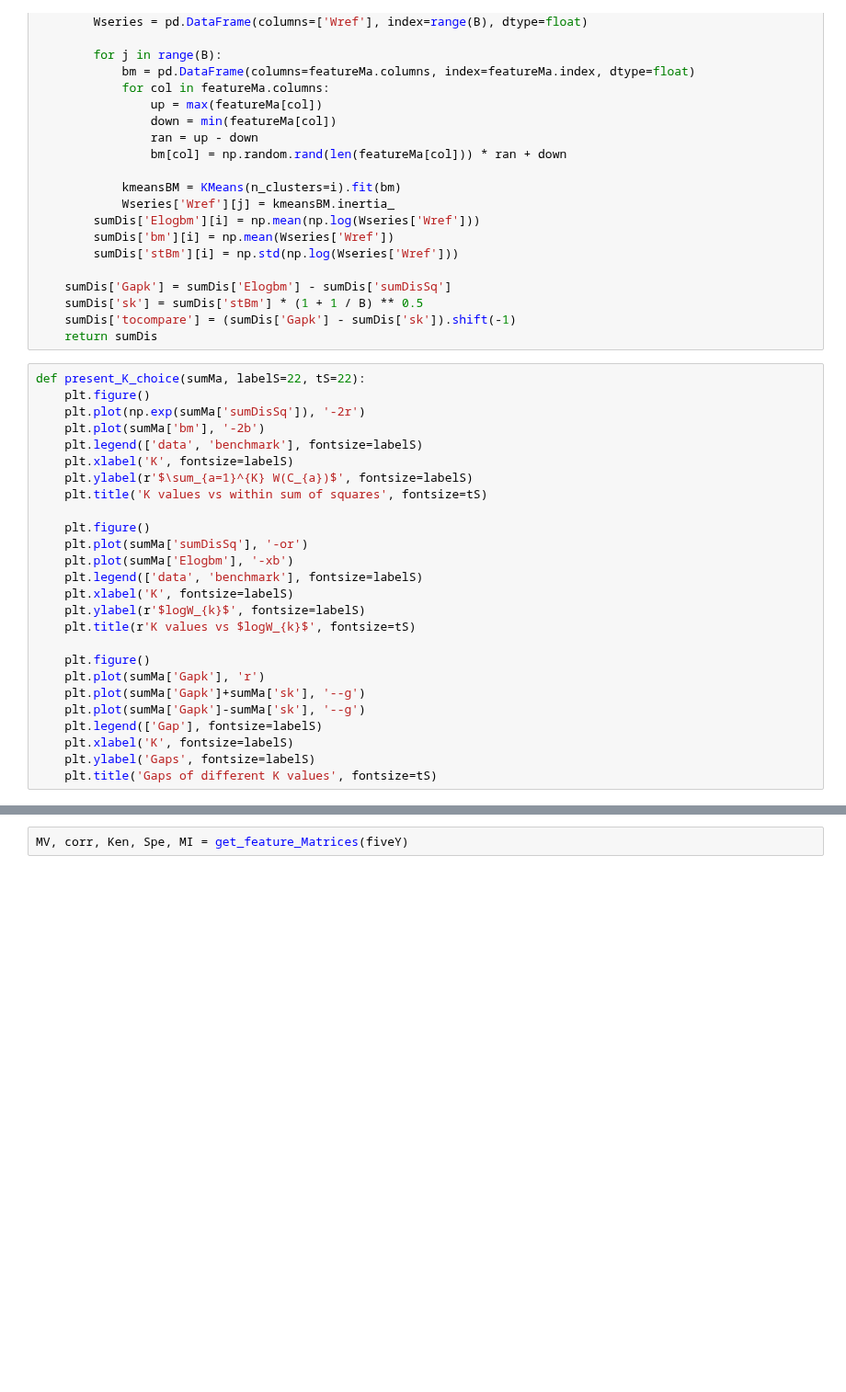
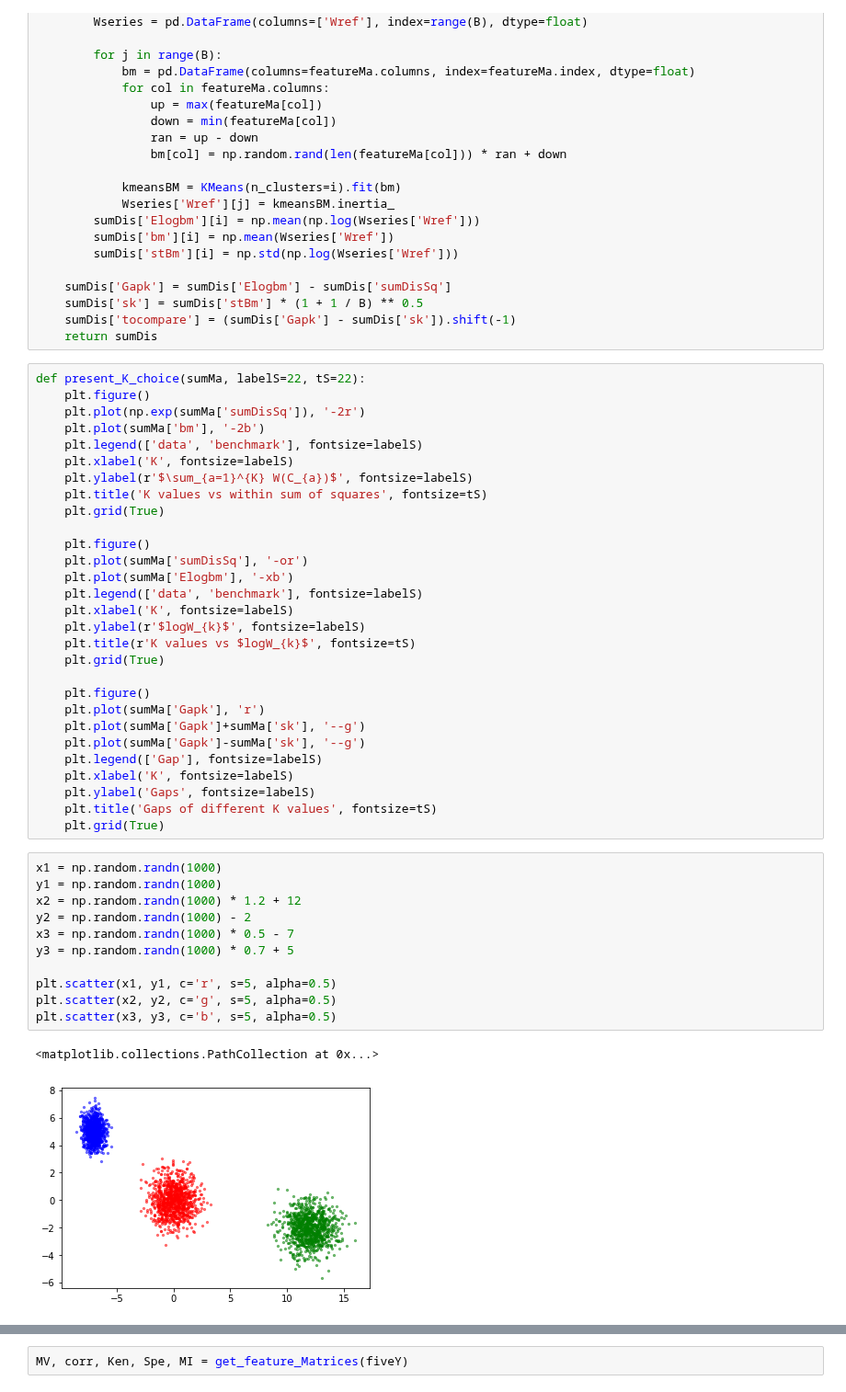
Before and after one commit to linsallyzhao/notebooks, a Jupyter notebook: ML_courseWork/Cluster_PCA.ipynb, the cells around one changed output, grey strips where cells are left out. Shown at 92% size. Drawn from its saved outputs; the diff is of its cells as text; blank space fills up the shorter version.

```diff
--- a/ML_courseWork/Cluster_PCA.ipynb
+++ b/ML_courseWork/Cluster_PCA.ipynb
@@ -275,6 +366,7 @@ def present_K_choice(sumMa, labelS=22, tS=22):
     plt.xlabel('K', fontsize=labelS)
     plt.ylabel(r'$\sum_{a=1}^{K} W(C_{a})$', fontsize=labelS)
     plt.title('K values vs within sum of squares', fontsize=tS)
+    plt.grid(True)
 
     plt.figure()
     plt.plot(sumMa['sumDisSq'], '-or')
@@ -283,6 +375,7 @@ def present_K_choice(sumMa, labelS=22, tS=22):
     plt.xlabel('K', fontsize=labelS)
     plt.ylabel(r'$logW_{k}$', fontsize=labelS)
     plt.title(r'K values vs $logW_{k}$', fontsize=tS)
+    plt.grid(True)
 
     plt.figure()
     plt.plot(sumMa['Gapk'], 'r')
@@ -292,3 +385,18 @@ def present_K_choice(sumMa, labelS=22, tS=22):
     plt.xlabel('K', fontsize=labelS)
     plt.ylabel('Gaps', fontsize=labelS)
     plt.title('Gaps of different K values', fontsize=tS)
+    plt.grid(True)
+# %%
+x1 = np.random.randn(1000)
+y1 = np.random.randn(1000)
+x2 = np.random.randn(1000) * 1.2 + 12
+y2 = np.random.randn(1000) - 2
+x3 = np.random.randn(1000) * 0.5 - 7
+y3 = np.random.randn(1000) * 0.7 + 5
+
+plt.scatter(x1, y1, c='r', s=5, alpha=0.5)
+plt.scatter(x2, y2, c='g', s=5, alpha=0.5)
+plt.scatter(x3, y3, c='b', s=5, alpha=0.5)
+# %% [output]
+<matplotlib.collections.PathCollection at 0x...>
+[figure, added]
```
Also changed, not shown: parts of 36 cells of this notebook, 6 other files.
